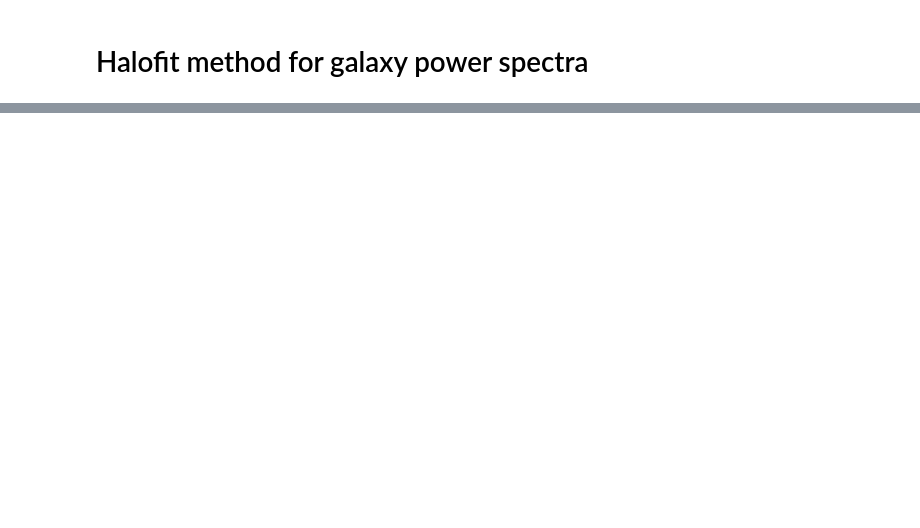
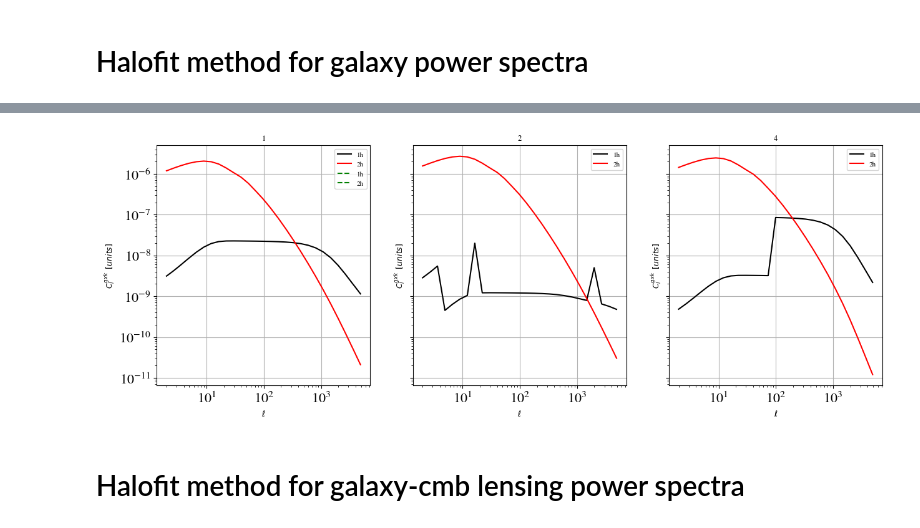
Before and after one commit to CLASS-SZ/class_sz, a Jupyter notebook: notebooks/class_sz_plots_and_tutorial_ngal.ipynb, the cells around one changed output, grey strips where cells are left out. Drawn from its saved outputs; the diff is of its cells as text; code cells hidden in the pictures; blank space fills up the shorter version.

```diff
--- a/notebooks/class_sz_plots_and_tutorial_ngal.ipynb
+++ b/notebooks/class_sz_plots_and_tutorial_ngal.ipynb
@@ -216,0 +351,43 @@ for kk in cl_ngal_ngal.keys():
+# %%
+plot_dim = len(cl_galn_lens.keys())
+fig, axes = plt.subplots(figsize=(15, 5),
+                         sharex=True,
+                         sharey=True,
+                         ncols=plot_dim
+                         )
+plt.subplots_adjust(#left=0.1,
+#                     bottom=0.1,
+#                     right=0.9,
+#                     top=0.9,
+#                     wspace=0.4,
+                    hspace=0.4)
+# x = np.linspace(0, 10, 100)
+ik = 0
+for i in range(plot_dim):
+    kk = list(cl_galn_lens.keys())[ik]
+    ik+=1
+    # axes[i, j].plot(x, np.sin((i+j) *x))
+    axes[i].set_title(kk,size=9)
+    axes[i].set_xlabel(r"$\ell$",fontsize=9)
+    axes[i].set_ylabel(r"$C_l^{gxk} \,\,\, [units]$",fontsize=9)
+
+    axes[i].grid()
+
+    cl = cl_galn_lens[kk]
+    fac = np.asarray(cl['ell'])*(np.asarray(cl['ell'])+1.)/2./np.pi
+
+    axes[i].loglog(cl['ell'],np.asarray(cl['1h'])/fac,'k-',label=r'1h')
+    axes[i].loglog(cl['ell'],np.asarray(cl['2h'])/fac,'r-',label=r'2h')
+    # axes[i].loglog(cl['ell'],np.asarray(cl['hf'])/fac,'k-',label=r'hf')
+    if kk == '1':
+        cl = cl_gal_lens
+        fac = np.asarray(cl['ell'])*(np.asarray(cl['ell'])+1.)/2./np.pi
+
+        axes[i].loglog(cl['ell'],np.asarray(cl['1h'])/fac,label=r'1h',ls='--',c='g')
+        axes[i].loglog(cl['ell'],np.asarray(cl['2h'])/fac,label=r'2h',ls='--',c='g')
+
+    axes[i].legend(loc=1,fontsize=8)
+# %% [output]
+[figure, added]
+# %% [markdown]
+# Halofit method for galaxy-cmb lensing power spectra
```
Also changed, not shown: parts of 9 cells of this notebook, 7 other files.
